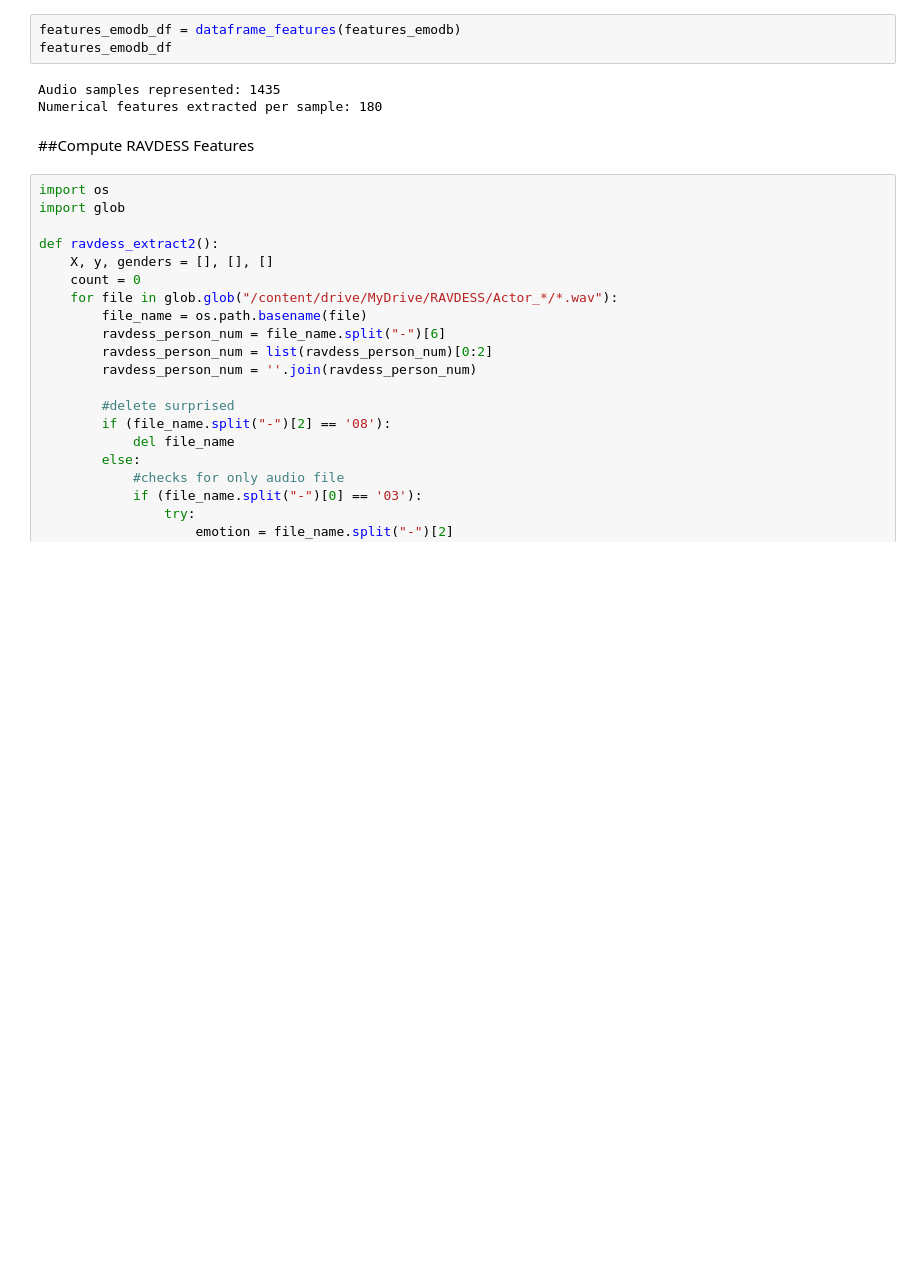
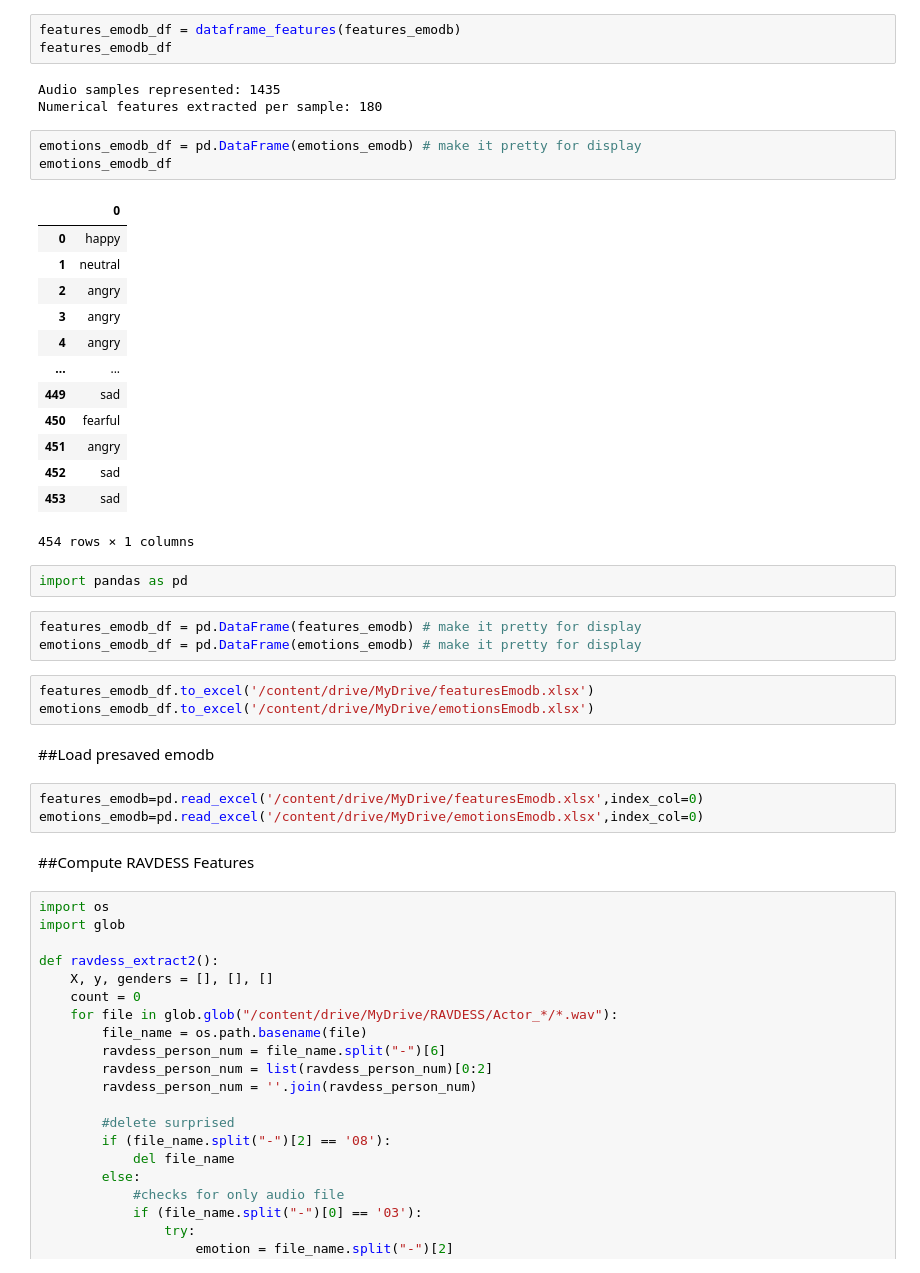
Before and after one commit to SorrenJ/Week3-Machine_Learning, a Jupyter notebook: Week_3_MachineLearning.ipynb, the cells around one changed output. Cells and saved outputs as stored; diff of their text form; blank space fills up the shorter version.

Commit message:
Added preloaded excel databases for all audio files

```diff
--- a/Week_3_MachineLearning.ipynb
+++ b/Week_3_MachineLearning.ipynb
@@ -694,6 +716,36 @@ features_emodb_df
 # %% [output]
 Audio samples represented: 1435
 Numerical features extracted per sample: 180
+# %%
+emotions_emodb_df = pd.DataFrame(emotions_emodb) # make it pretty for display
+emotions_emodb_df
+# %% [output]
+|  | 0 |
+| 0 | happy |
+| 1 | neutral |
+| 2 | angry |
+| 3 | angry |
+| 4 | angry |
+| ... | ... |
+| 449 | sad |
+| 450 | fearful |
+| 451 | angry |
+| 452 | sad |
+| 453 | sad |
+454 rows × 1 columns
+# %%
+import pandas as pd
+# %%
+features_emodb_df = pd.DataFrame(features_emodb) # make it pretty for display
+emotions_emodb_df = pd.DataFrame(emotions_emodb) # make it pretty for display
+# %%
+features_emodb_df.to_excel('/content/drive/MyDrive/featuresEmodb.xlsx')
+emotions_emodb_df.to_excel('/content/drive/MyDrive/emotionsEmodb.xlsx')
+# %% [markdown]
+##Load presaved emodb
+# %%
+features_emodb=pd.read_excel('/content/drive/MyDrive/featuresEmodb.xlsx',index_col=0)
+emotions_emodb=pd.read_excel('/content/drive/MyDrive/emotionsEmodb.xlsx',index_col=0)
 # %% [markdown]
 ##Compute RAVDESS Features
 # %%
```
Also changed, not shown: parts of 9 cells of this notebook.
